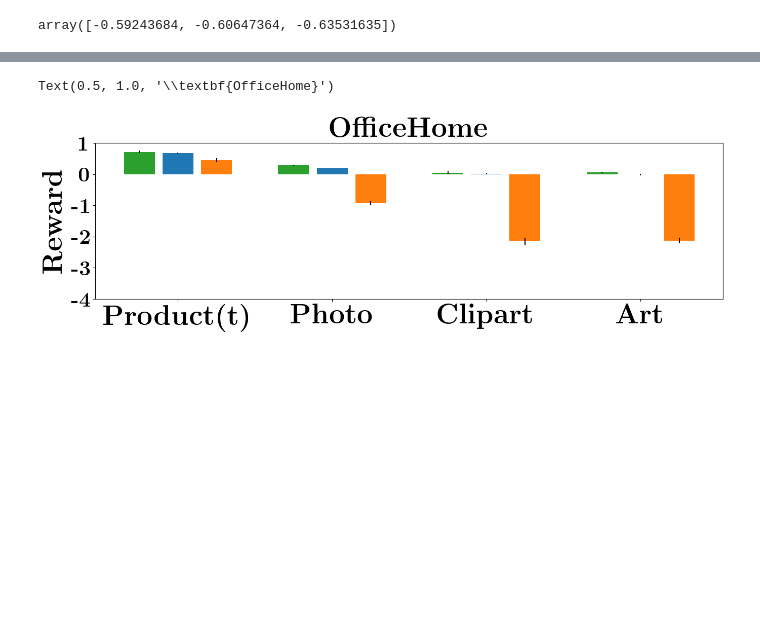
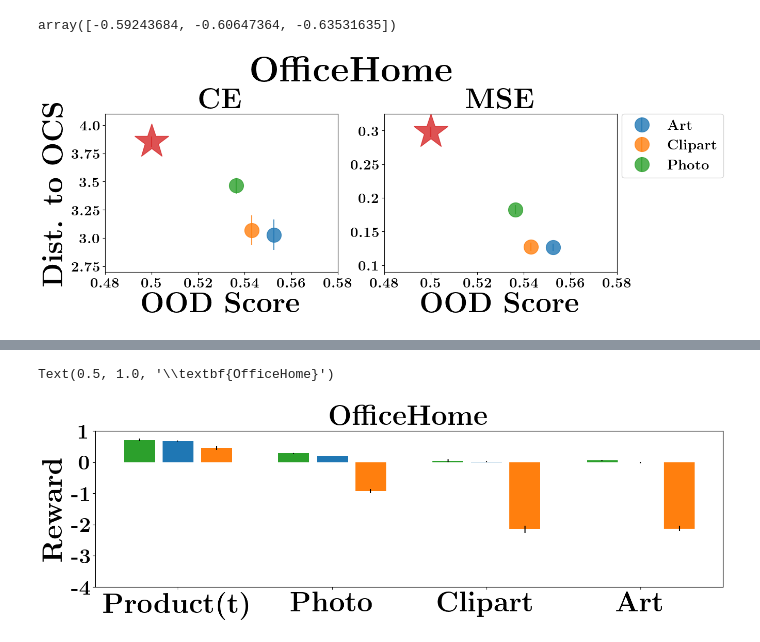
Before and after one commit to katiekang1998/cautious_extrapolation, a Jupyter notebook: cautious_extrapolation/OfficeHome/plot.ipynb, the cells around one changed output, grey strips where cells are left out. Drawn from its saved outputs; the diff is of its cells as text; code cells hidden in the pictures; blank space fills up the shorter version.

```diff
--- a/cautious_extrapolation/OfficeHome/plot.ipynb
+++ b/cautious_extrapolation/OfficeHome/plot.ipynb
@@ -111,3 +111,86 @@ for run_name in run_names:
             dist_from_f_star.append(np.mean((data[dataset_idx] - np.expand_dims(f_star, axis=0))**2))
     dist_from_f_star_all.append(dist_from_f_star)
 dist_from_f_star_all = np.array(dist_from_f_star_all)
+# %%
+import matplotlib as mpl
+from matplotlib import rc
+import matplotlib.pyplot as plt
+
+
+#reset rcParams
+plt.rcParams.update(plt.rcParamsDefault)
+
+
+rc('font', **{'family': 'serif', 'serif': ['Computer Modern']})
+rc('text', usetex=True)
+mpl.rcParams['text.latex.preamble'] = [r'\boldmath']
+
+colors=["C3", "C0", "C1", "C2", "C4", "C5", "C6", "C7", "C8", "C9"]
+
+fig, (ax2, ax1) = plt.subplots(1, 2, figsize=(6.4*2, 4.8))#, gridspec_kw={'width_ratios': [1, 1.5]})
+
+labels = ["Art", "Clipart", "Photo"]
+
+ax1.errorbar([0.5], [np.array(dist_from_f_star_all.mean(axis=0))[0]], yerr=[np.array(dist_from_f_star_all.std(axis=0))[0]], fmt='*', markersize=50, zorder=100, alpha=0.8, color=colors[0])
+for i in range(1, 4):
+    ax1.errorbar([np.e**ood_scores[i-1]], [np.array(dist_from_f_star_all.mean(axis=0))[i]], yerr=[np.array(dist_from_f_star_all.std(axis=0))[i]], fmt='o', markersize=20, alpha=0.8, color=colors[i], label=r"\textbf{"+labels[i-1]+"}")
+
+
+ax1.set_xlabel(r"\textbf{OOD Score}", fontsize=40)
+# plt.ylabel(r"$\mathbf{||f_{\theta}(x) - f^*_{constant}||^2}$", fontsize=40)
+# ax1.set_ylabel(r"$\textbf{Dist. to OCS}$", fontsize=40)
+
+ax1.set_title(r"\textbf{MSE}", fontsize=40)
+ax1.legend(bbox_to_anchor=(1.02, 1), loc='upper left', borderaxespad=0., fontsize=20)
+ytick_labels = [r"\textbf{"+str(0.1)+"}", r"\textbf{"+str(0.15)+"}", r"\textbf{"+str(0.2)+"}", r"\textbf{"+str(0.25)+"}", r"\textbf{"+str(0.3)+"}"]
+ax1.set_yticks([0.1+_*0.05 for _ in range(5)], ytick_labels, fontsize=20)
+xticks_labels = [r"\textbf{"+str(0.48)+"}", r"\textbf{"+str(0.5)+"}", r"\textbf{"+str(0.52)+"}", r"\textbf{"+str(0.54)+"}", r"\textbf{"+str(0.56)+"}", r"\textbf{"+str(0.58)+"}", r"\textbf{"+str(0.6)+"}"]
+ax1.set_xticks([0.48+0.02*_ for _ in range(7)], xticks_labels, fontsize=20)
+ax1.set_ylim([0.09, 0.325])
+ax1.set_xlim([0.48, 0.58])
+
+
+dir_path = os.path.dirname(os.path.abspath("__file__"))
+dataset_types = ['train', 'ood']
+
+dist_from_f_star_all = []
+for run_name in run_names_oracle:
+    dist_from_f_star = []
+    with open(os.path.join(dir_path, "data", run_name, "outputs.pkl"), 'rb') as f:
+        data = pickle.load(f)
+        for dataset_idx in range(4):
+            dist  = softmax(data[dataset_idx], axis=-1)
+            dist_from_f_star.append(np.sum(dist*np.log(dist/np.expand_dims(class_probs, axis=0)), axis=-1).mean())
+    dist_from_f_star_all.append(dist_from_f_star)
+dist_from_f_star_all = np.array(dist_from_f_star_all)
+
+
+
+ax2.errorbar([0.5], [np.array(dist_from_f_star_all.mean(axis=0))[0]], yerr=[np.array(dist_from_f_star_all.std(axis=0))[0]], fmt='*', markersize=50, zorder=100, alpha=0.8, color=colors[0])
+for i in range(1, 4):
+    ax2.errorbar([np.e**ood_scores[i-1]], [np.array(dist_from_f_star_all.mean(axis=0))[i]], yerr=[np.array(dist_from_f_star_all.std(axis=0))[i]], fmt='o', markersize=20, alpha=0.8, color=colors[i], label=r"\textbf{"+labels[i-1]+"}")
+
+
+ax2.set_xlabel(r"\textbf{OOD Score}", fontsize=40)
+# plt.ylabel(r"$\mathbf{||f_{\theta}(x) - f^*_{constant}||^2}$", fontsize=40)
+ax2.set_ylabel(r"$\textbf{Dist. to OCS}$", fontsize=40)
+
+ax2.set_title(r"\textbf{CE}", fontsize=40)
+# ax2.legend(bbox_to_anchor=(1.02, 1), loc='upper left', borderaxespad=0., fontsize=20)
+xticks_labels = [r"\textbf{"+str(0.48)+"}", r"\textbf{"+str(0.5)+"}", r"\textbf{"+str(0.52)+"}", r"\textbf{"+str(0.54)+"}", r"\textbf{"+str(0.56)+"}", r"\textbf{"+str(0.58)+"}", r"\textbf{"+str(0.6)+"}"]
+ax2.set_xticks([0.48+0.02*_ for _ in range(7)], xticks_labels, fontsize=20)
+
+ax2.set_yticks([2.5+_*0.25 for _ in range(10)], [r"\textbf{"+str(2.5+_*0.25)+"}" for _ in range(10)], fontsize=20)
+
+ax2.set_ylim([2.7, 4.1])
+ax2.set_xlim([0.48, 0.58])
+
+
+# set title to both subplots
+fig.suptitle(r"\textbf{OfficeHome}", fontsize=50)
+# fig.tight_layout()
+fig.subplots_adjust(top=0.75)
+
+plt.show()
+# %% [output]
+[figure, added]
```
Also changed, not shown: parts of 8 cells of this notebook, 8 other files.
